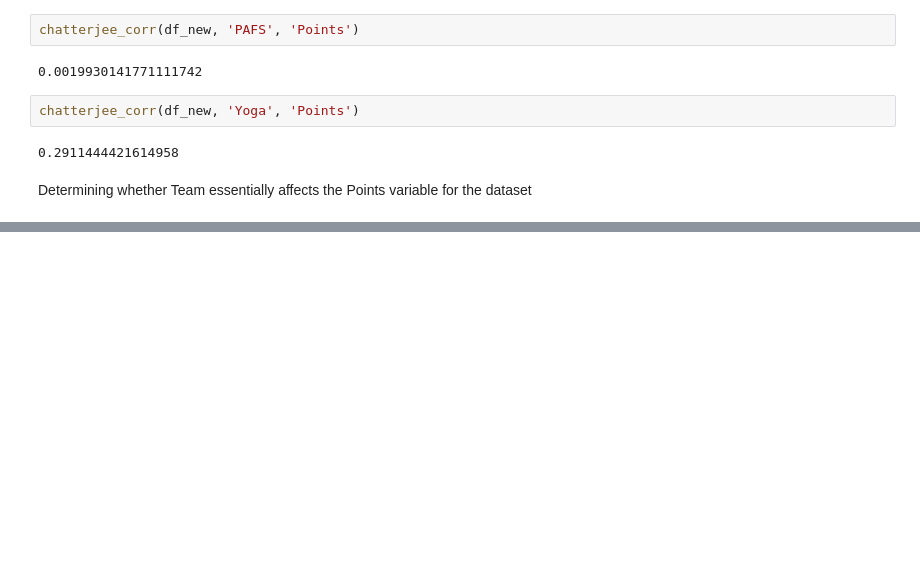
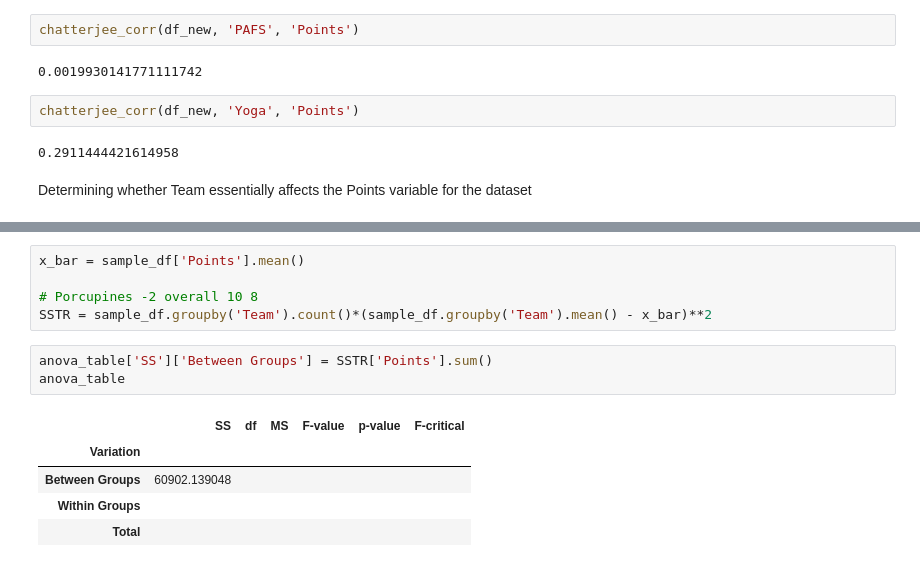
Before and after one commit to sk-aili/sports-analytics-2, a Jupyter notebook: lib/polynomial_regression.ipynb, the cells around one changed output, grey strips where cells are left out. Drawn from its saved outputs; the diff is of its cells as text; blank space fills up the shorter version.

```diff
--- a/lib/polynomial_regression.ipynb
+++ b/lib/polynomial_regression.ipynb
@@ -646,0 +729,14 @@ Determining whether Team essentially affects the Points variable for the dataset
+# %%
+x_bar = sample_df['Points'].mean()
+
+# Porcupines -2 overall 10 8
+SSTR = sample_df.groupby('Team').count()*(sample_df.groupby('Team').mean() - x_bar)**2
+# %%
+anova_table['SS']['Between Groups'] = SSTR['Points'].sum()
+anova_table
+# %% [output]
+|  | SS | df | MS | F-value | p-value | F-critical |
+| Variation |  |  |  |  |  |  |
+| Between Groups | 60902.139048 |  |  |  |  |  |
+| Within Groups |  |  |  |  |  |  |
+| Total |  |  |  |  |  |  |
```
Also changed, not shown: parts of 13 cells of this notebook.
